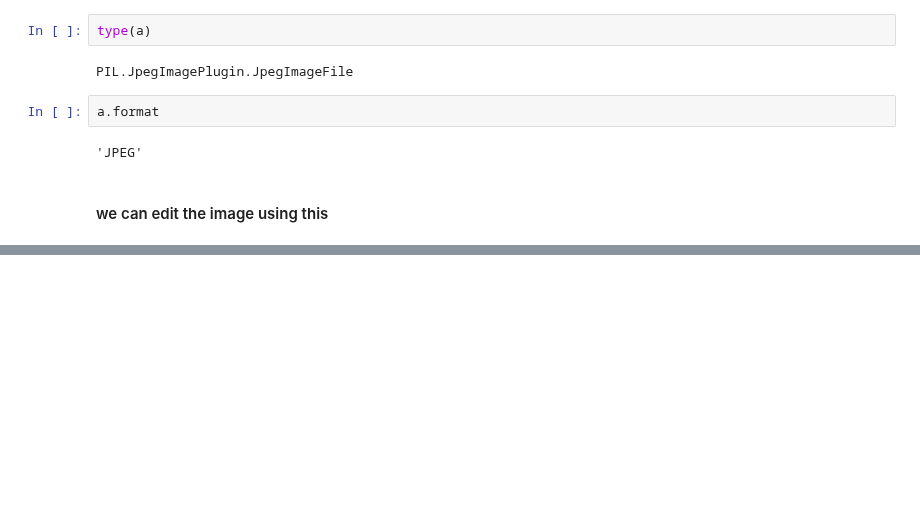
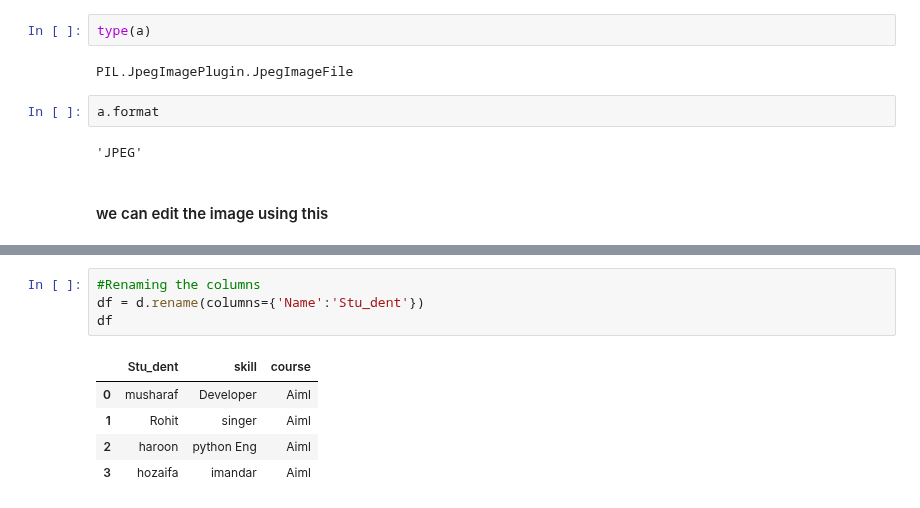
Before and after one commit to musharafaltaf/anacondaPractice, a Jupyter notebook: numpyexample.ipynb, the cells around one changed output, grey strips where cells are left out. Drawn from its saved outputs; the diff is of its cells as text; blank space fills up the shorter version.

```diff
--- a/numpyexample.ipynb
+++ b/numpyexample.ipynb
@@ -633,0 +732,10 @@ a.format
+# %%
+#Renaming the columns
+df = d.rename(columns={'Name':'Stu_dent'})
+df
+# %% [output]
+|  | Stu_dent | skill | course |
+| 0 | musharaf | Developer | Aiml |
+| 1 | Rohit | singer | Aiml |
+| 2 | haroon | python Eng | Aiml |
+| 3 | hozaifa | imandar | Aiml |
```
Also changed, not shown: parts of 19 cells of this notebook.
